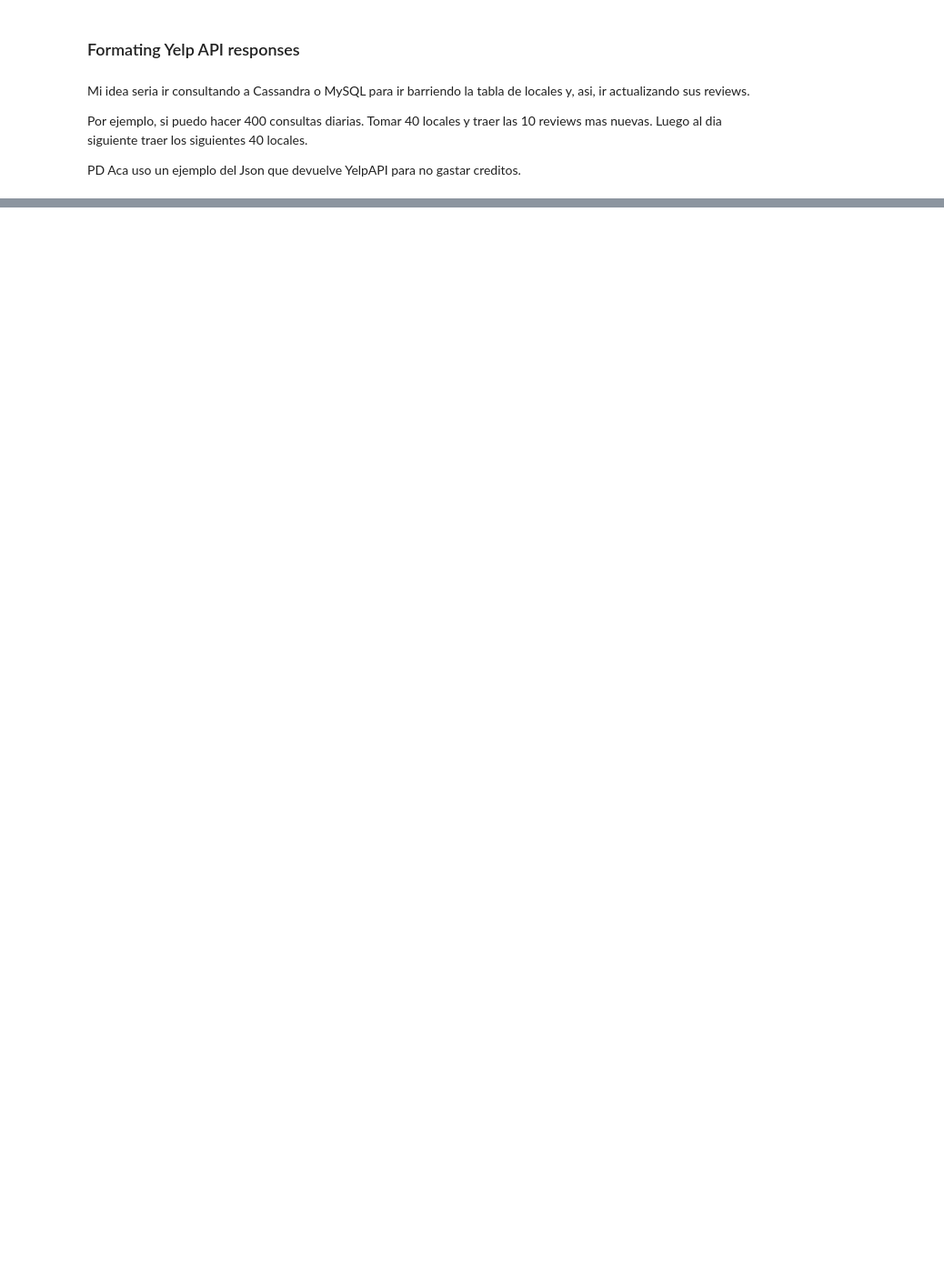
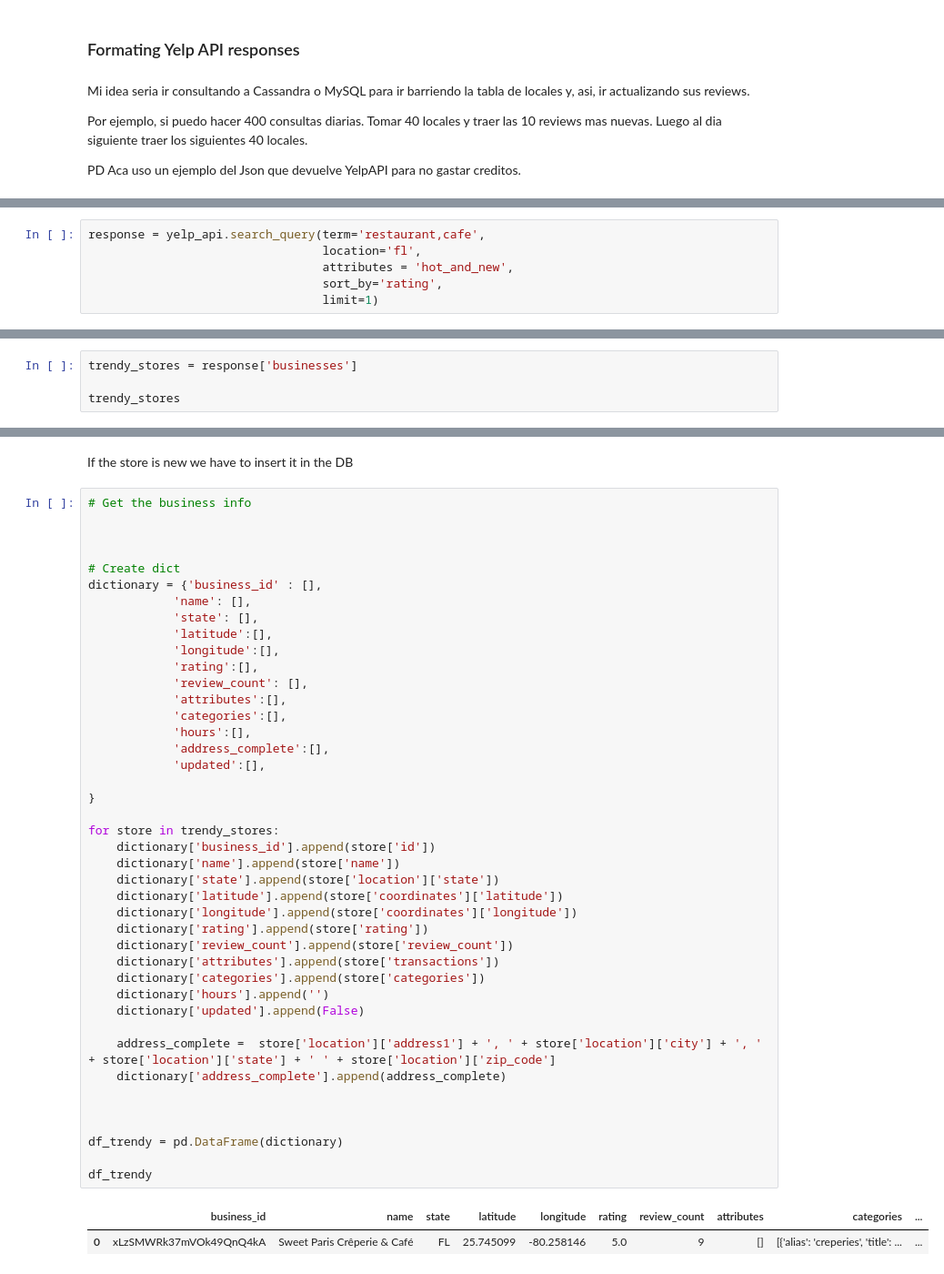
Before and after one commit to volpo/PG_YELP_GOOGLE_MAPS, a Jupyter notebook: Cassandra_SQL_DataPipeline/YelpApiDraft.ipynb, the cells around one changed output, grey strips where cells are left out. Shown at 91% size. Cells and saved outputs as stored; diff of their text form; blank space fills up the shorter version.

```diff
--- a/Cassandra_SQL_DataPipeline/YelpApiDraft.ipynb
+++ b/Cassandra_SQL_DataPipeline/YelpApiDraft.ipynb
@@ -370,0 +609,6 @@ df_yelp_api.head()
+# %%
+response = yelp_api.search_query(term='restaurant,cafe',
+                                 location='fl',
+                                 attributes = 'hot_and_new',
+                                 sort_by='rating',
+                                 limit=1)
@@ -370,0 +635,4 @@ df_yelp_api.head()
+# %%
+trendy_stores = response['businesses']
+
+trendy_stores
@@ -370,0 +669,47 @@ df_yelp_api.head()
+# %% [markdown]
+If the store is new we have to insert it in the DB
+# %%
+# Get the business info
+
+
+
+# Create dict
+dictionary = {'business_id' : [],
+            'name': [],
+            'state': [],
+            'latitude':[],
+            'longitude':[],
+            'rating':[],
+            'review_count': [],
+            'attributes':[],
+            'categories':[],
+            'hours':[],
+            'address_complete':[],
+            'updated':[],
+
+}
+
+for store in trendy_stores:
+    dictionary['business_id'].append(store['id'])
+    dictionary['name'].append(store['name'])
+    dictionary['state'].append(store['location']['state'])
+    dictionary['latitude'].append(store['coordinates']['latitude'])
+    dictionary['longitude'].append(store['coordinates']['longitude'])
+    dictionary['rating'].append(store['rating'])
+    dictionary['review_count'].append(store['review_count'])
+    dictionary['attributes'].append(store['transactions'])
+    dictionary['categories'].append(store['categories'])
+    dictionary['hours'].append('')
+    dictionary['updated'].append(False)
+
+    address_complete =  store['location']['address1'] + ', ' + store['location']['city'] + ', ' + store['location']['state'] + ' ' + store['location']['zip_code']
+    dictionary['address_complete'].append(address_complete)
+
+
+
+df_trendy = pd.DataFrame(dictionary)
+
+df_trendy
+# %% [output]
+|  | business_id | name | state | latitude | longitude | rating | review_count | attributes | categories | ... |
+| 0 | xLzSMWRk37mVOk49QnQ4kA | Sweet Paris Crêperie & Café | FL | 25.745099 | -80.258146 | 5.0 | 9 | [] | [{'alias': 'creperies', 'title': ... | ... |
```
Also changed, not shown: parts of 25 cells of this notebook.
